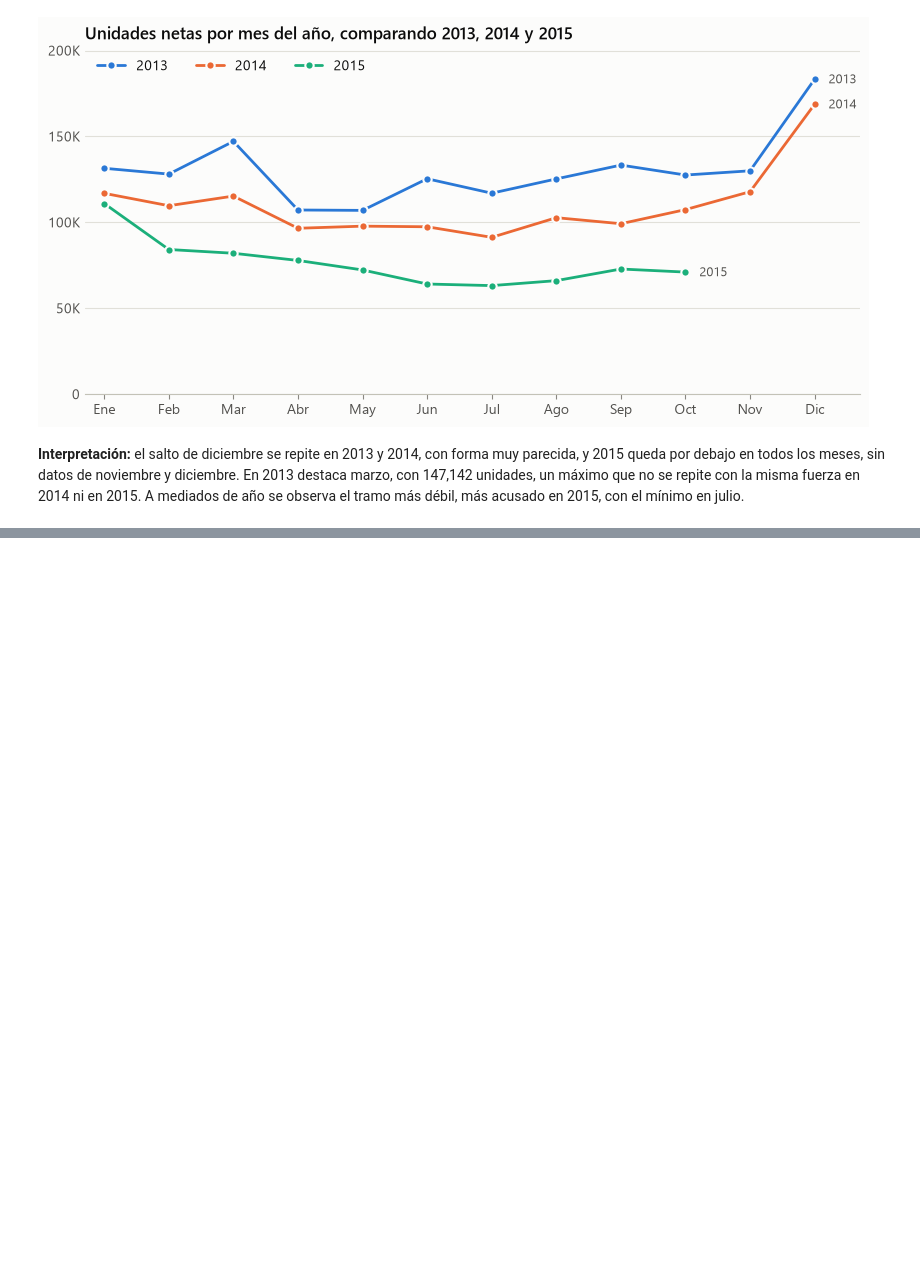
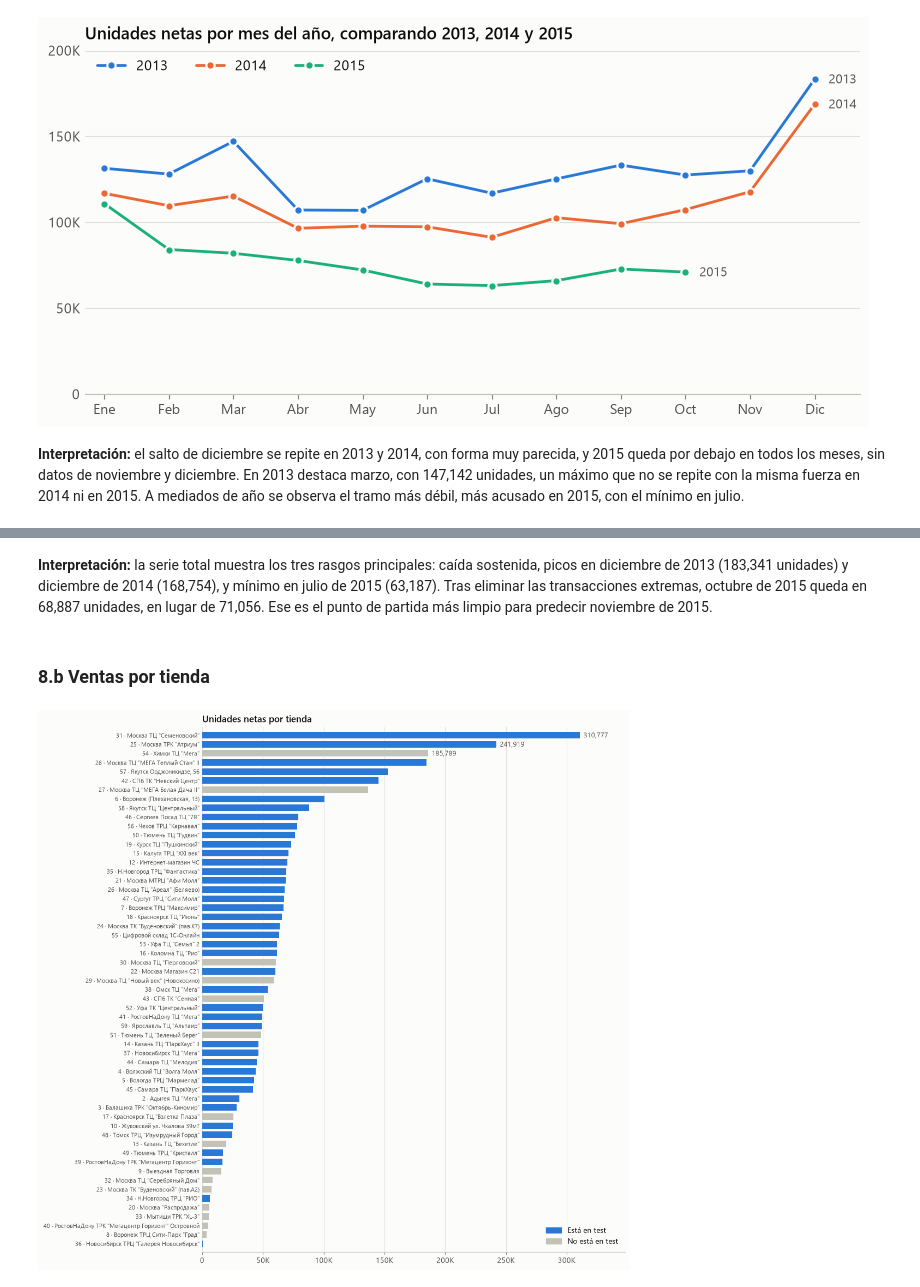
Before and after one commit to Santacruz97/predict-future-sales, a Jupyter notebook: notebooks/01_exploratory_data_analysis.ipynb, the cells around one changed output, grey strips where cells are left out. Cells and saved outputs as stored; diff of their text form; code cells hidden in the pictures; blank space fills up the shorter version.

```diff
--- a/notebooks/01_exploratory_data_analysis.ipynb
+++ b/notebooks/01_exploratory_data_analysis.ipynb
@@ -1566,0 +2107,28 @@ guardar(fig, "6b_patron_mes_anio.png")
+# %% [markdown]
+**Interpretación:** la serie total muestra los tres rasgos principales: caída sostenida, picos en diciembre de 2013 (183,341 unidades) y diciembre de 2014 (168,754), y mínimo en julio de 2015 (63,187). Tras eliminar las transacciones extremas, octubre de 2015 queda en 68,887 unidades, en lugar de 71,056. Ese es el punto de partida más limpio para predecir noviembre de 2015.
+# %% [markdown]
+### 8.b Ventas por tienda
+# %%
+from matplotlib.patches import Patch
+
+tiendas_barras = ventas.groupby(["shop_id", "shop_name"])["item_cnt_day"].sum().reset_index().sort_values("item_cnt_day")
+GRIS_BARRA = "#c3c2b7"
+ids_test = set(test["shop_id"])
+colores_tienda = [AZUL if tienda in ids_test else GRIS_BARRA for tienda in tiendas_barras["shop_id"]]
+etiquetas_tienda = [f"{tienda} · {nombre[:50]}" for tienda, nombre in zip(tiendas_barras["shop_id"], tiendas_barras["shop_name"])]
+
+fig, ax = plt.subplots(figsize=(10, 12.5))
+ax.barh(etiquetas_tienda, tiendas_barras["item_cnt_day"], color=colores_tienda, height=0.72)
+for posicion, valor in list(enumerate(tiendas_barras["item_cnt_day"]))[-3:]:
+    etiquetar(ax, valor, posicion, f"{valor:,.0f}", dx=5, dy=-3, ha="left")
+ax.set_title("Unidades netas por tienda")
+ax.grid(False)
+ax.xaxis.grid(True)
+ax.set_xlim(right=tiendas_barras["item_cnt_day"].max() * 1.12)
+ax.margins(y=0.01)
+ax.xaxis.set_major_formatter(formato_miles)
+ax.tick_params(axis="y", labelsize=8, length=0)
+ax.legend(handles=[Patch(color=AZUL, label="Está en test"), Patch(color=GRIS_BARRA, label="No está en test")], loc="lower right")
+guardar(fig, "8b_barras_tiendas.png")
+# %% [output]
+[figure, added]
```
Also changed, not shown: parts of 62 cells of this notebook, 7 other files.
